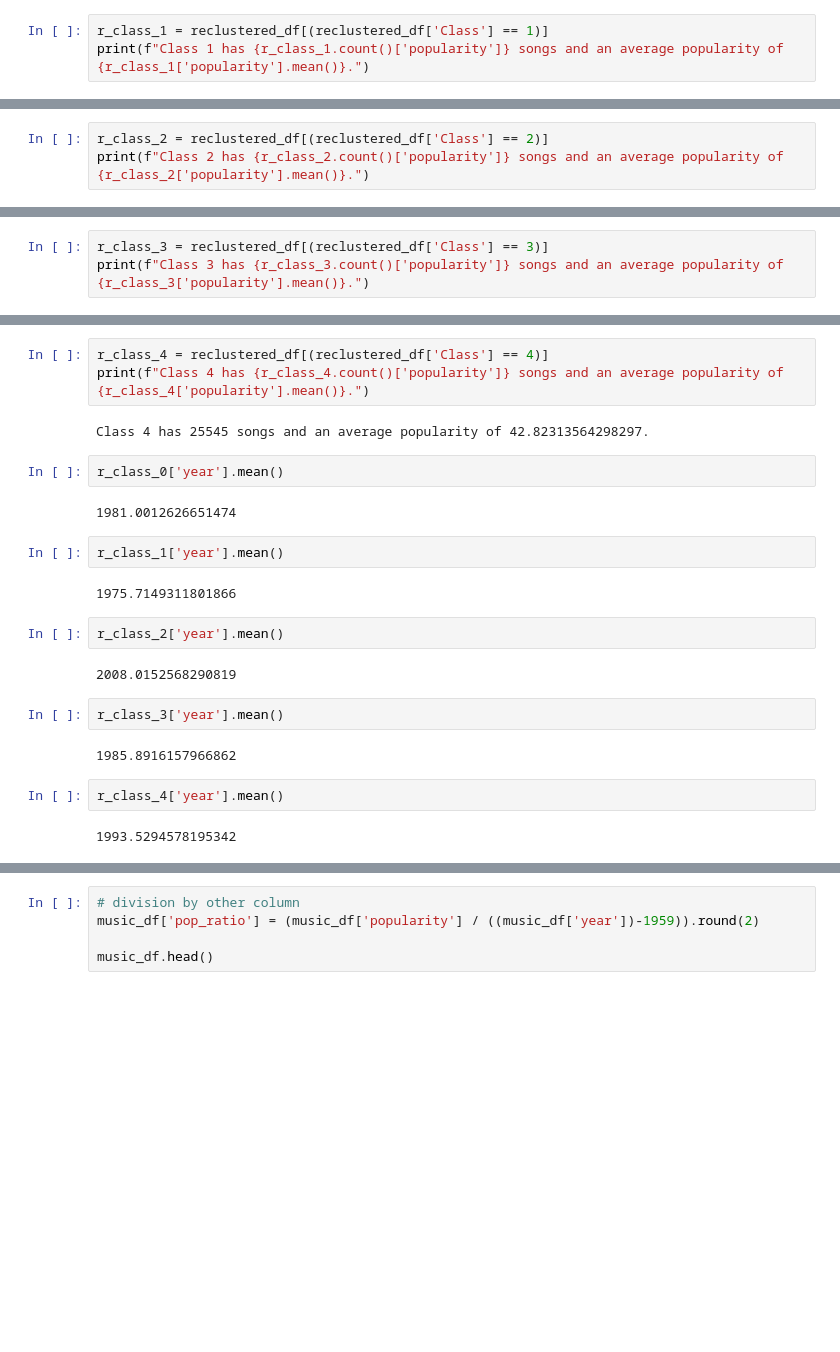
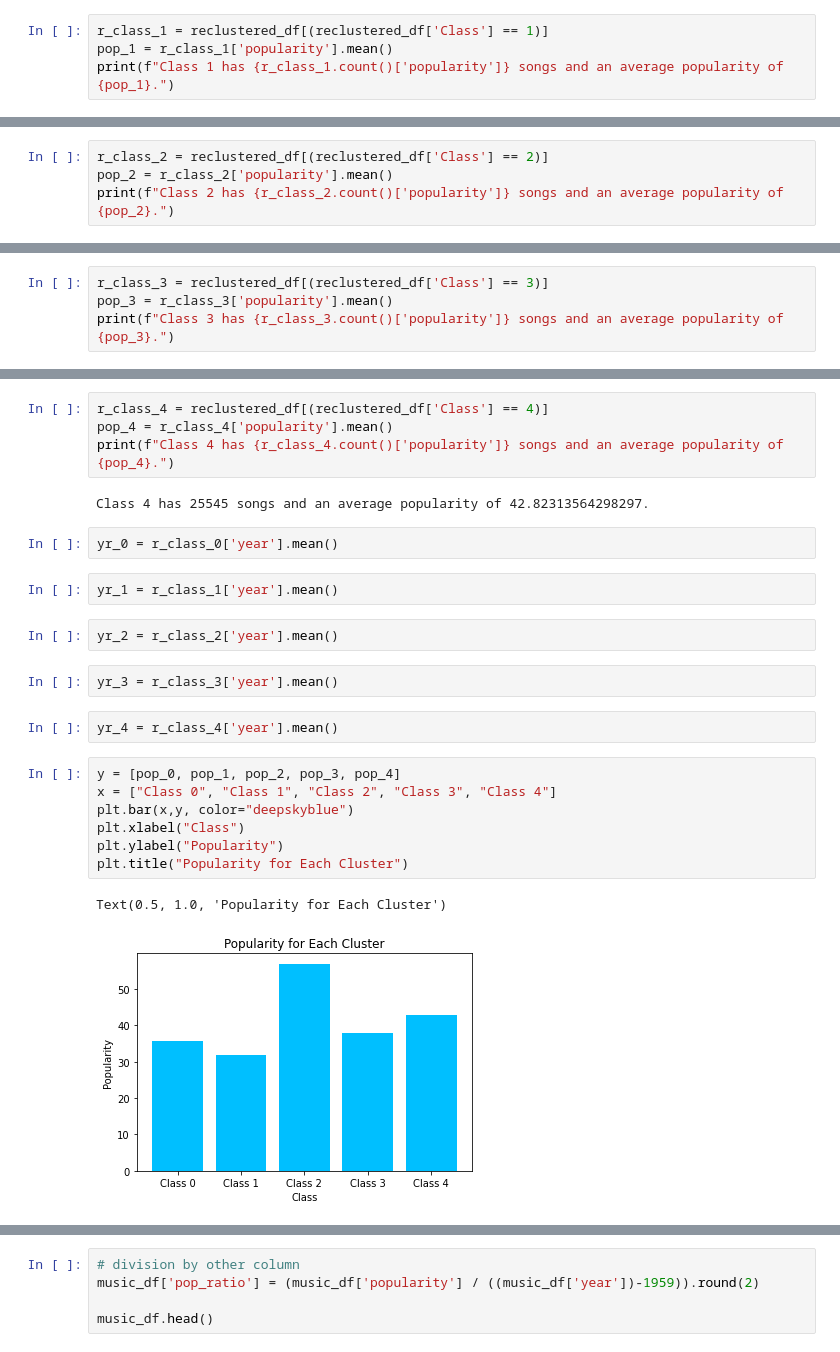
Before and after one commit to CameronSunyich/Group_Final_Project, a Jupyter notebook: Jupyter Notebook/EDA.ipynb, the cells around one changed output, grey strips where cells are left out. Cells and saved outputs as stored; diff of their text form; blank space fills up the shorter version.

```diff
--- a/Jupyter Notebook/EDA.ipynb
+++ b/Jupyter Notebook/EDA.ipynb
@@ -115,41 +116,45 @@ print(f"Class 0 has {r_class_0.count()['popularity']} songs and an average popul
 Class 0 has 32471 songs and an average popularity of 35.69535893566567.
 # %%
 r_class_1 = reclustered_df[(reclustered_df['Class'] == 1)]
-print(f"Class 1 has {r_class_1.count()['popularity']} songs and an average popularity of {r_class_1['popularity'].mean()}.")
+pop_1 = r_class_1['popularity'].mean()
+print(f"Class 1 has {r_class_1.count()['popularity']} songs and an average popularity of {pop_1}.")
 # %% [output]
 Class 1 has 23903 songs and an average popularity of 31.997950048111115.
 # %%
 r_class_2 = reclustered_df[(reclustered_df['Class'] == 2)]
-print(f"Class 2 has {r_class_2.count()['popularity']} songs and an average popularity of {r_class_2['popularity'].mean()}.")
+pop_2 = r_class_2['popularity'].mean()
+print(f"Class 2 has {r_class_2.count()['popularity']} songs and an average popularity of {pop_2}.")
 # %% [output]
 Class 2 has 28774 songs and an average popularity of 57.00052130395496.
 # %%
 r_class_3 = reclustered_df[(reclustered_df['Class'] == 3)]
-print(f"Class 3 has {r_class_3.count()['popularity']} songs and an average popularity of {r_class_3['popularity'].mean()}.")
+pop_3 = r_class_3['popularity'].mean()
+print(f"Class 3 has {r_class_3.count()['popularity']} songs and an average popularity of {pop_3}.")
 # %% [output]
 Class 3 has 8027 songs and an average popularity of 37.80204310452224.
 # %%
 r_class_4 = reclustered_df[(reclustered_df['Class'] == 4)]
-print(f"Class 4 has {r_class_4.count()['popularity']} songs and an average popularity of {r_class_4['popularity'].mean()}.")
+pop_4 = r_class_4['popularity'].mean()
+print(f"Class 4 has {r_class_4.count()['popularity']} songs and an average popularity of {pop_4}.")
 # %% [output]
 Class 4 has 25545 songs and an average popularity of 42.82313564298297.
 # %%
-r_class_0['year'].mean()
+yr_0 = r_class_0['year'].mean()
-# %% [output]
-1981.0012626651474
 # %%
-r_class_1['year'].mean()
+yr_1 = r_class_1['year'].mean()
-# %% [output]
-1975.7149311801866
 # %%
-r_class_2['year'].mean()
+yr_2 = r_class_2['year'].mean()
-# %% [output]
-2008.0152568290819
 # %%
-r_class_3['year'].mean()
+yr_3 = r_class_3['year'].mean()
-# %% [output]
-1985.8916157966862
 # %%
-r_class_4['year'].mean()
+yr_4 = r_class_4['year'].mean()
-# %% [output]
-1993.5294578195342
+# %%
+y = [pop_0, pop_1, pop_2, pop_3, pop_4]
+x = ["Class 0", "Class 1", "Class 2", "Class 3", "Class 4"]
+plt.bar(x,y, color="deepskyblue")
+plt.xlabel("Class")
+plt.ylabel("Popularity")
+plt.title("Popularity for Each Cluster")
+# %% [output]
+Text(0.5, 1.0, 'Popularity for Each Cluster')
+[figure, added]
```
Also changed, not shown: parts of 2 cells of this notebook, 1 other file.
